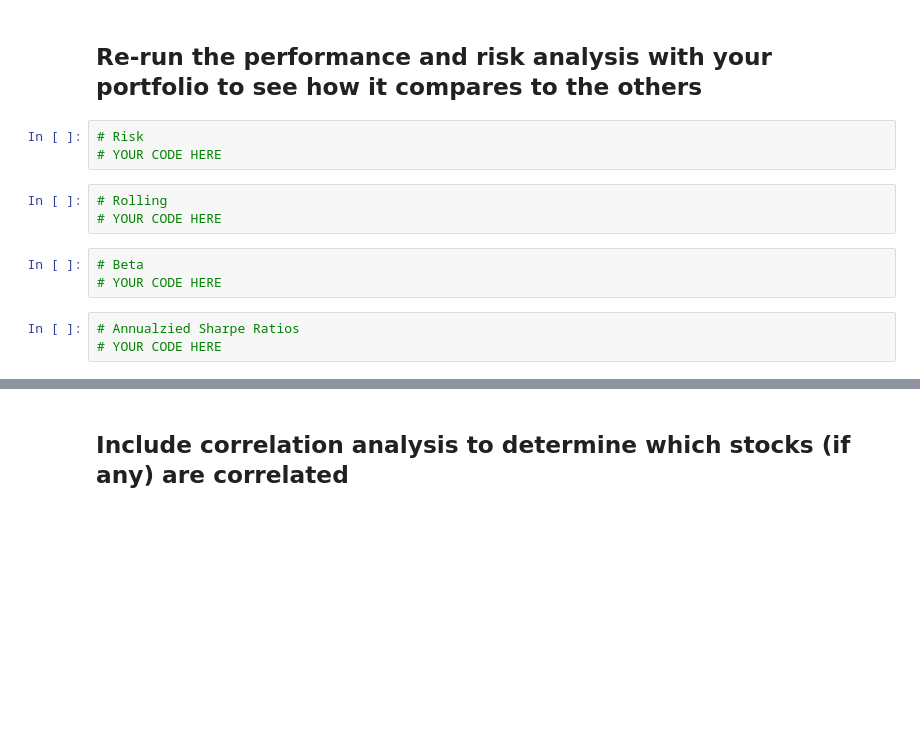
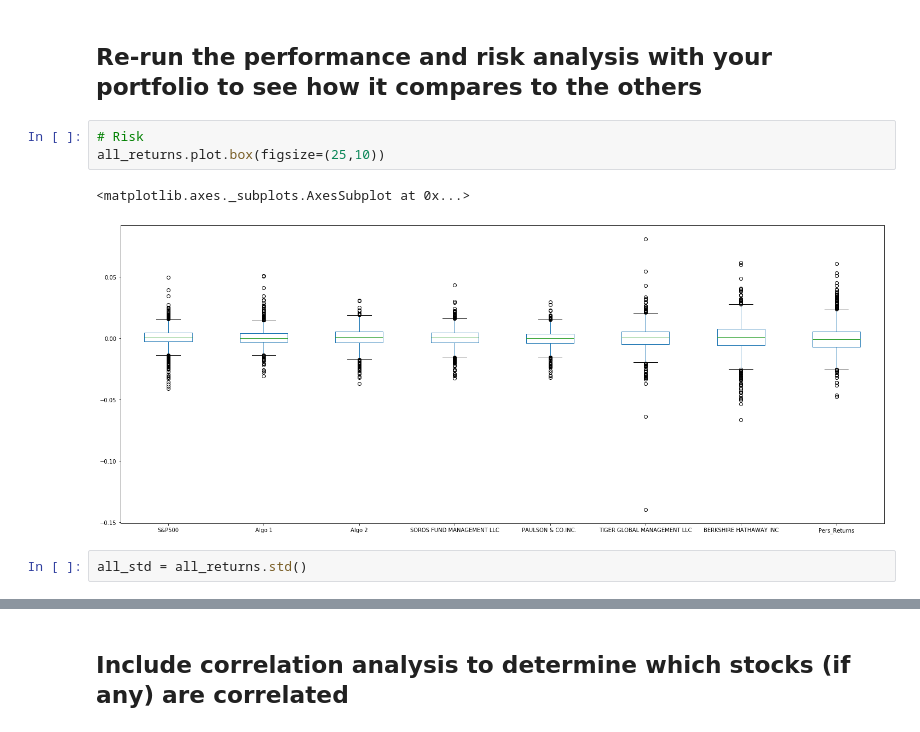
Before and after one commit to exposuretherapy/Pandas-Homework, a Jupyter notebook: whale_analysis.ipynb, the cells around one changed output, grey strips where cells are left out. Cells and saved outputs as stored; diff of their text form; blank space fills up the shorter version.

```diff
--- a/whale_analysis.ipynb
+++ b/whale_analysis.ipynb
@@ -486,15 +495,11 @@ all_returns.head()
 | 2015-03-09 | 0.0039 | -0.0054 | 0.0013 | 0.0006 | 0.0042 | 0.0058 | ... |
 # %% [markdown]
 ## Re-run the performance and risk analysis with your portfolio to see how it compares to the others
-# %%
-# Risk
-# YOUR CODE HERE
-# %%
-# Rolling
-# YOUR CODE HERE
-# %%
-# Beta
-# YOUR CODE HERE
-# %%
-# Annualzied Sharpe Ratios
-# YOUR CODE HERE
+# %%
+# Risk
+all_returns.plot.box(figsize=(25,10))
+# %% [output]
+<matplotlib.axes._subplots.AxesSubplot at 0x...>
+[figure, added]
+# %%
+all_std = all_returns.std()
```
Also changed, not shown: parts of 27 cells of this notebook.
